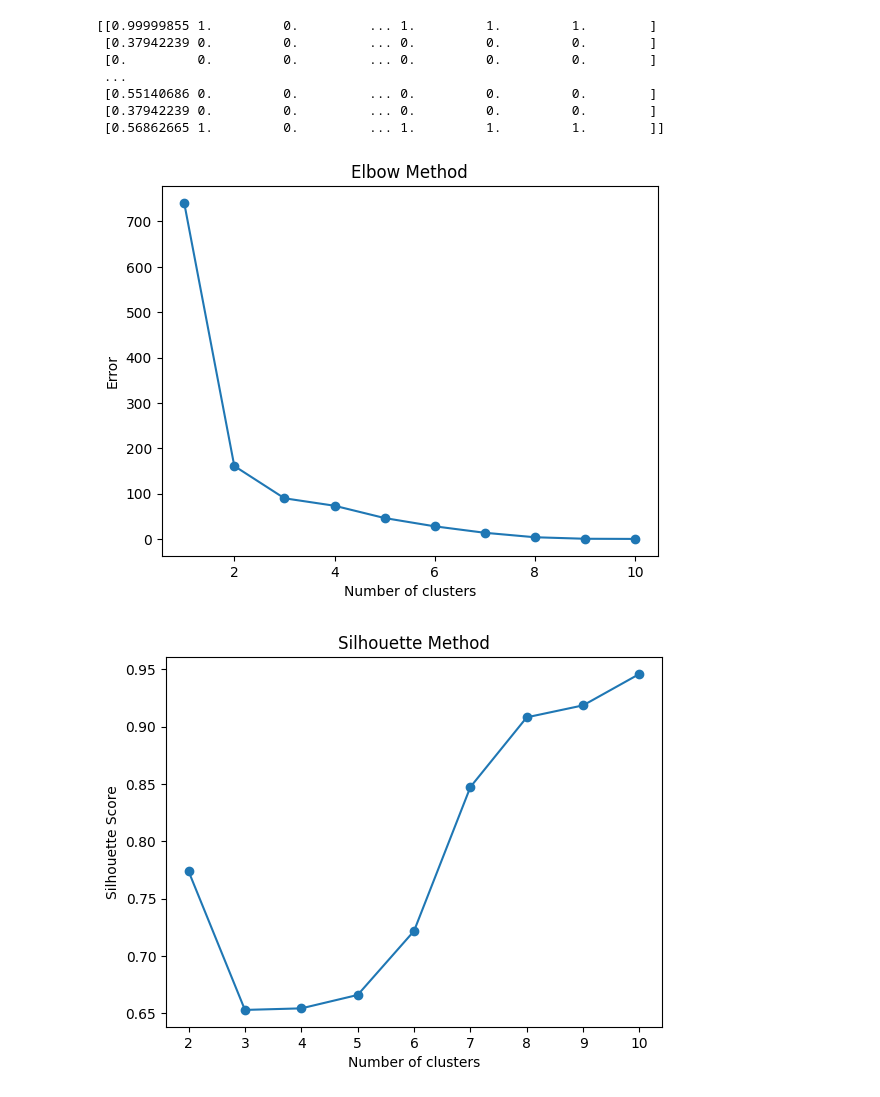
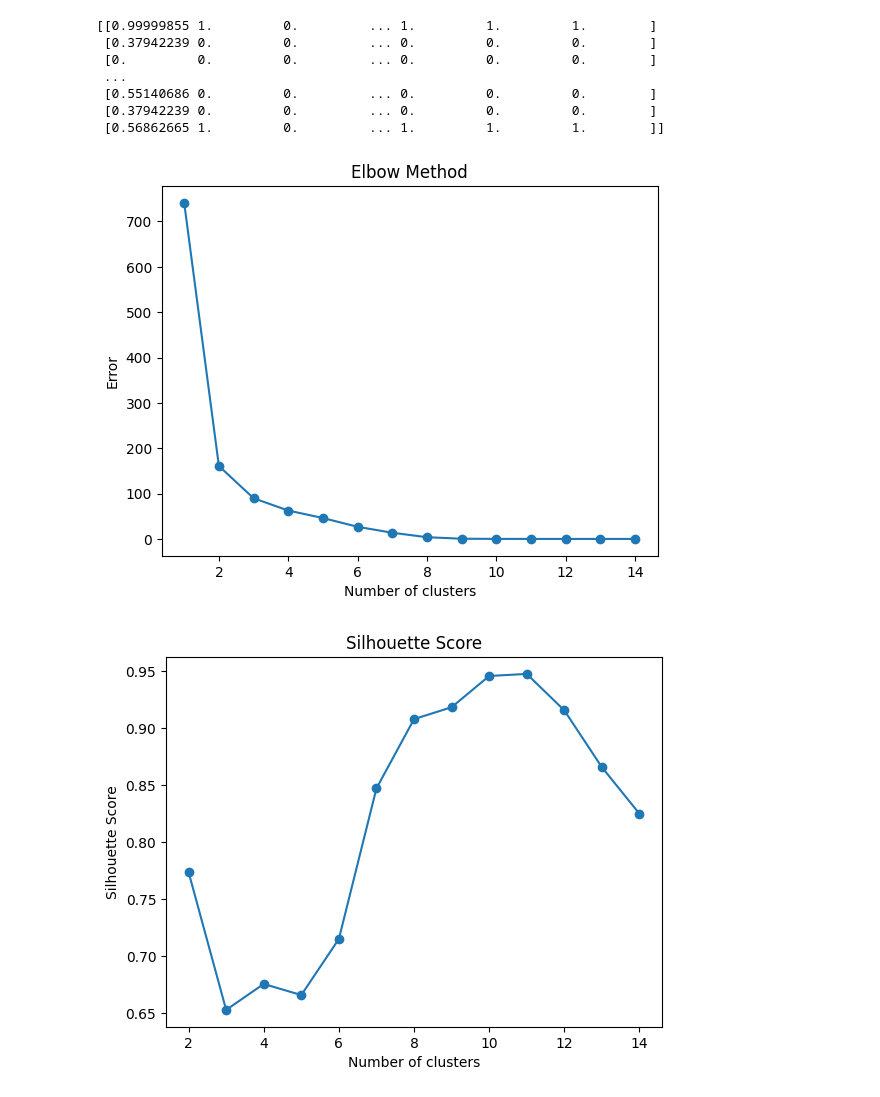
Before and after one commit to andresdlRoca/Lab4_SDS, a Jupyter notebook: lab4.ipynb, the cells around one changed output. Drawn from its saved outputs; the diff is of its cells as text; code cells hidden in the pictures.

Commit message:
Elbow y Silhouette para kmeans y AGGClustering

```diff
--- a/lab4.ipynb
+++ b/lab4.ipynb
@@ -268,25 +268,32 @@ print(X)
  [0.37942239 0.         0.         ... 0.         0.         0.        ]
  [0.56862665 1.         0.         ... 1.         1.         1.        ]]
 # %%
-# Elbow method Kmeans
+# KMeans - Elbow Method
 
 kmeans_errors = []
-for k in range(1, 11):
+for k in range(1, 15):
     kmeans = KMeans(n_clusters=k)
-    kmeans.fit(mw_data)
+    kmeans.fit(X)
     kmeans_errors.append(kmeans.inertia_)
-plt.plot(range(1, 11), kmeans_errors, marker='o')
+plt.plot(range(1, 15), kmeans_errors, marker='o')
 plt.title('Elbow Method')
 plt.xlabel('Number of clusters')
 plt.ylabel('Error')
 plt.show()
 # %% [output]
-[figure, old version]
+[figure, new version]
 # %%
-plt.plot(range(2, 11), silhouette, marker='o')
-plt.title('Silhouette Method')
+# kmeans - Silhouette score
+silhouette_scores = []
+for k in range(2, 15):
+    kmeans = KMeans(n_clusters=k)
+    kmeans.fit(X)
+    labels = kmeans.predict(X)
+    silhouette_scores.append(silhouette_score(X, labels))
+plt.plot(range(2, 15), silhouette_scores, marker='o')
+plt.title('Silhouette Score')
 plt.xlabel('Number of clusters')
 plt.ylabel('Silhouette Score')
 plt.show()
 # %% [output]
-[figure, old version]
+[figure, new version]
```
Also changed, not shown: parts of 2 cells of this notebook.
